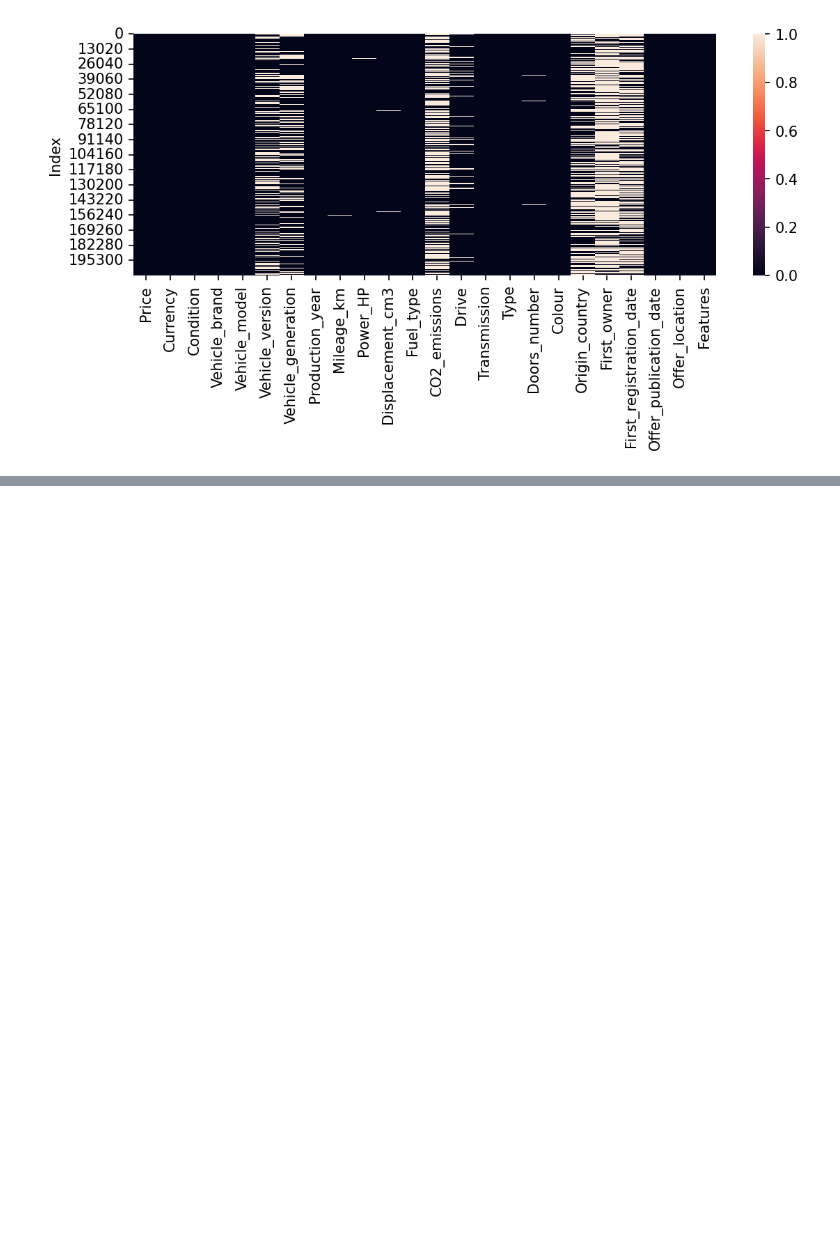
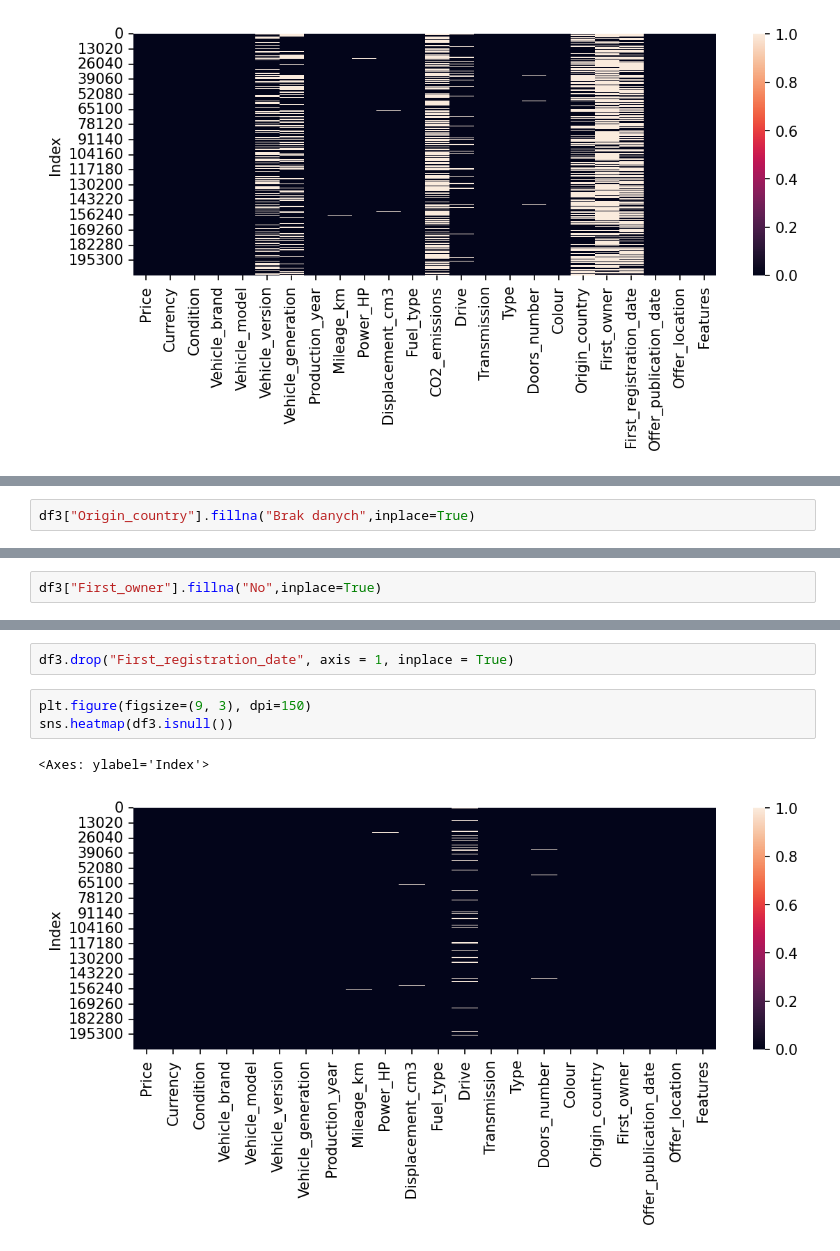
Before and after one commit to KacperChmura1/Engineer-s, a Jupyter notebook: DataPreparation.ipynb, the cells around one changed output, grey strips where cells are left out. Saved outputs shown, nothing was run; the diff lists cells and outputs as text; blank space fills up the shorter version.

```diff
--- a/DataPreparation.ipynb
+++ b/DataPreparation.ipynb
@@ -715,0 +876,2 @@ sns.heatmap(df3.isnull())
+# %%
+df3["Origin_country"].fillna("Brak danych",inplace=True)
@@ -715,0 +885,2 @@ sns.heatmap(df3.isnull())
+# %%
+df3["First_owner"].fillna("No",inplace=True)
@@ -715,0 +905,8 @@ sns.heatmap(df3.isnull())
+# %%
+df3.drop("First_registration_date", axis = 1, inplace = True)
+# %%
+plt.figure(figsize=(9, 3), dpi=150)
+sns.heatmap(df3.isnull())
+# %% [output]
+<Axes: ylabel='Index'>
+[figure, added]
```
Also changed, not shown: parts of 29 cells of this notebook.
